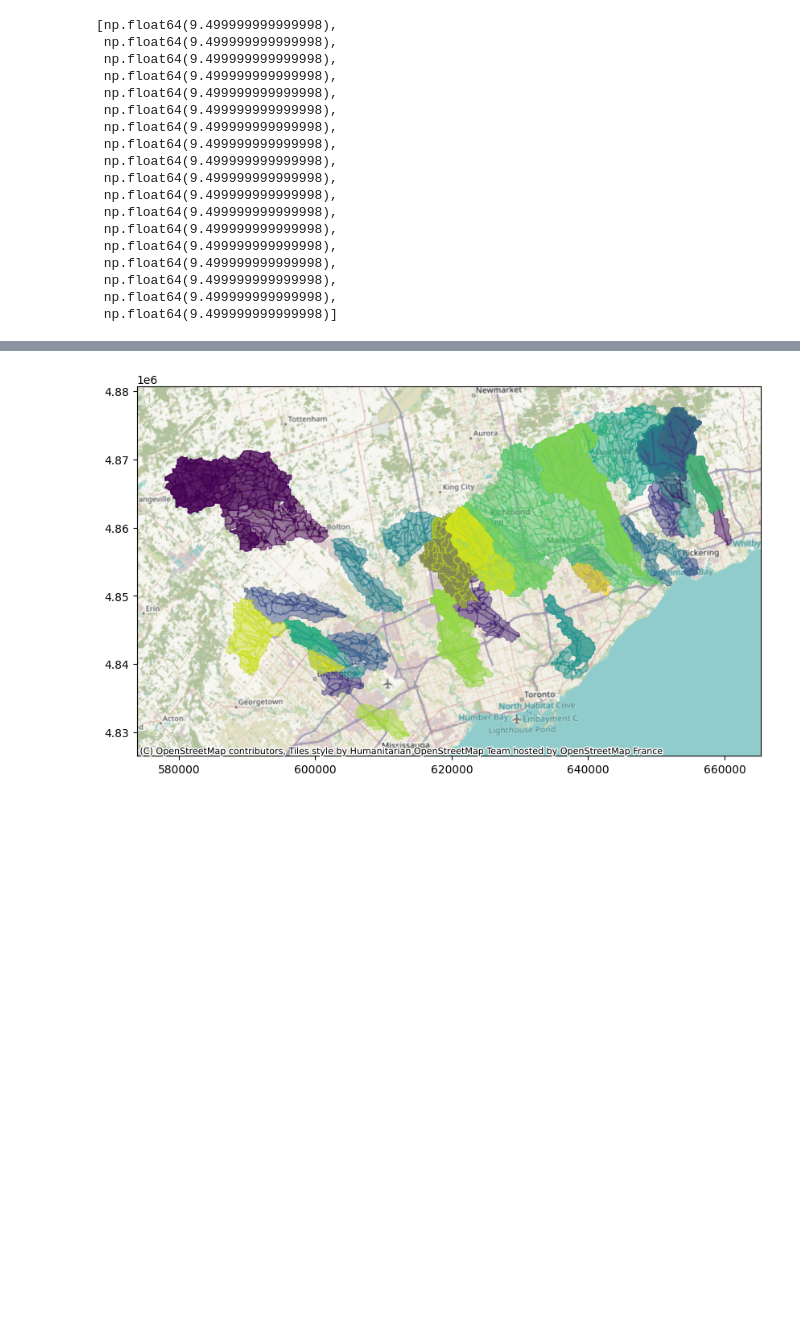
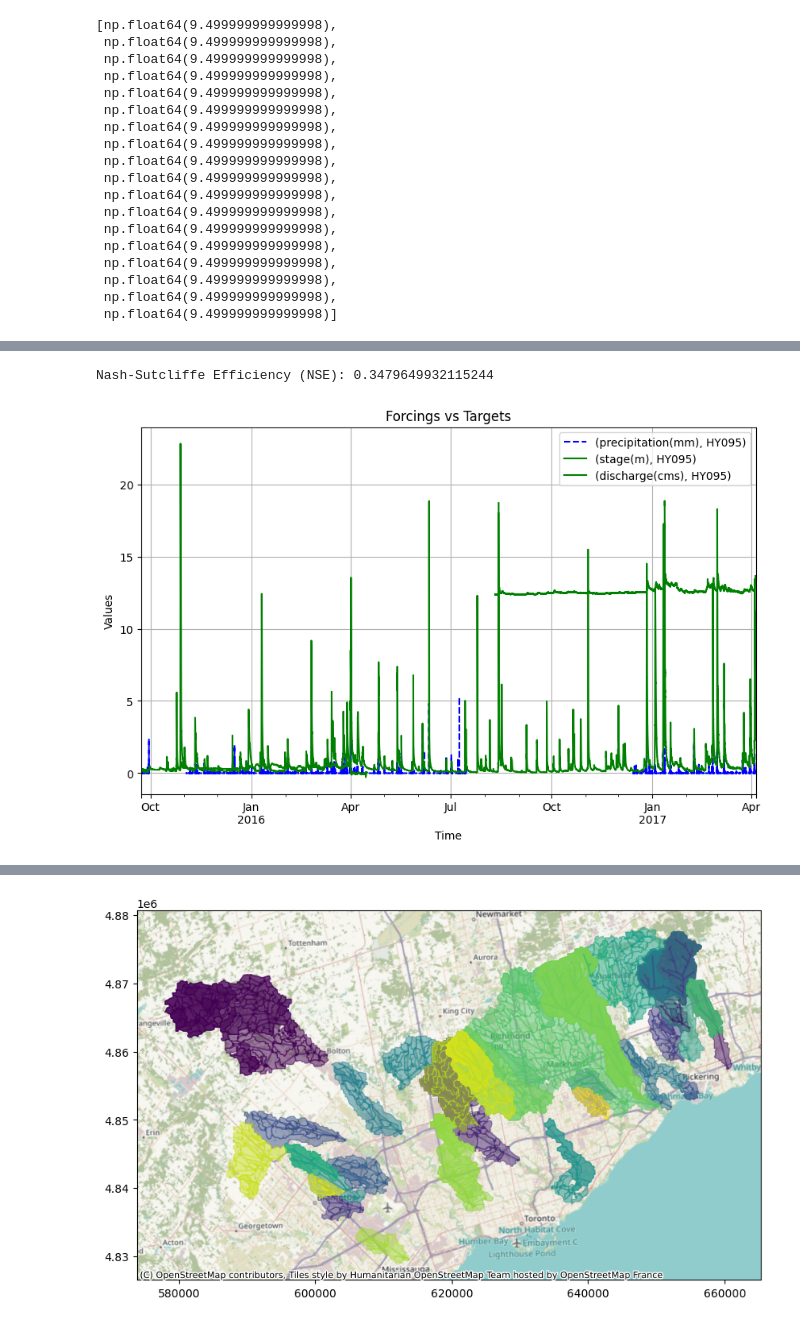
Before and after one commit to everettsp/optswmm, a Jupyter notebook: main.ipynb, the cells around one changed output, grey strips where cells are left out. Drawn from its saved outputs; the diff is of its cells as text; code cells hidden in the pictures; blank space fills up the shorter version.

```diff
--- a/main.ipynb
+++ b/main.ipynb
@@ -1,7 +1,7 @@
 # %%
 import sys
 import xarray as xr
-
+import pandas as pd
 from pathlib import Path
 from pyswmm import Simulation, Nodes, Output, SimulationPreConfig
 from pyswmm import Simulation, Nodes, Links, Subcatchments, SystemStats, Simulation
@@ -11,7 +11,19 @@ sys.path.append(r'C:\Users\everett\Documents\GitHub\camus_to')
 
 data_file = r"C:\Users\everett\Documents\GitHub\camus_to\data\clean\camus_to.nc"
 
-station_id = "HY035"
-model_dir = Path(r"C:\Users\everett\Documents\GitHub\camus_to\data\models\swmm")
-model_file = model_dir / station_id / f"{station_id}.inp"
 from swmmio import Model
+# %%
+
+
+model_dir = Path(r"C:\Users\everett\Documents\GitHub\camus_to\data\models\swmm")
+station_ids = [f.stem for f in model_dir.iterdir()]
+
+for station_id in station_ids[:2]:
+    model_file = model_dir / station_id / f"{station_id}.inp"
+
+    model_dir = Path(r"C:\Users\everett\Documents\GitHub\camus_to\data\models\swmm")
+    model_file = model_dir / station_id / f"{station_id}.inp"
+
+    forcings_df = pd.read_pickle(model_dir / station_id / "forcings.pkl")
+    targets_df = pd.read_pickle(model_dir / station_id / "targets.pkl")
+    # Copy the model file to a new location
@@ -77,0 +140,41 @@ subdirs[0].name
+# %%
+# Ensure obs and sim have the same index and column structure
+obs_values = obs["discharge(cms)"].values
+sim_values = sim["discharge(cms)"].values
+
+# Calculate the mean of observed values
+obs_mean = obs_values.mean()
+
+# Calculate the numerator and denominator for NSE
+numerator = ((obs_values - sim_values) ** 2).sum()
+denominator = ((obs_values - obs_mean) ** 2).sum()
+
+# Calculate NSE
+nse = 1 - (numerator / denominator)
+print(f"Nash-Sutcliffe Efficiency (NSE): {nse}")
+# %% [output]
+Nash-Sutcliffe Efficiency (NSE): 0.3479649932115244
+# %%
+import pandas as pd
+
+# Read the pickle file
+forcings_df = pd.read_pickle(model_dir / station_id / "forcings.pkl")
+targets_df = pd.read_pickle(model_dir / station_id / "targets.pkl")
+
+fig, ax = plt.subplots(figsize=(10, 6))
+
+# Plot forcings
+forcings_df.plot(ax=ax, label="Forcings", color="blue", linestyle="--")
+
+# Plot targets
+targets_df.plot(ax=ax, label="Targets", color="green")
+
+# Add labels, legend, and grid
+ax.set_title("Forcings vs Targets")
+ax.set_xlabel("Time")
+ax.set_ylabel("Values")
+ax.legend()
+ax.grid()
+plt.show()
+# %% [output]
+[figure, added]
```
Also changed, not shown: parts of 12 cells of this notebook, 9 other files.
